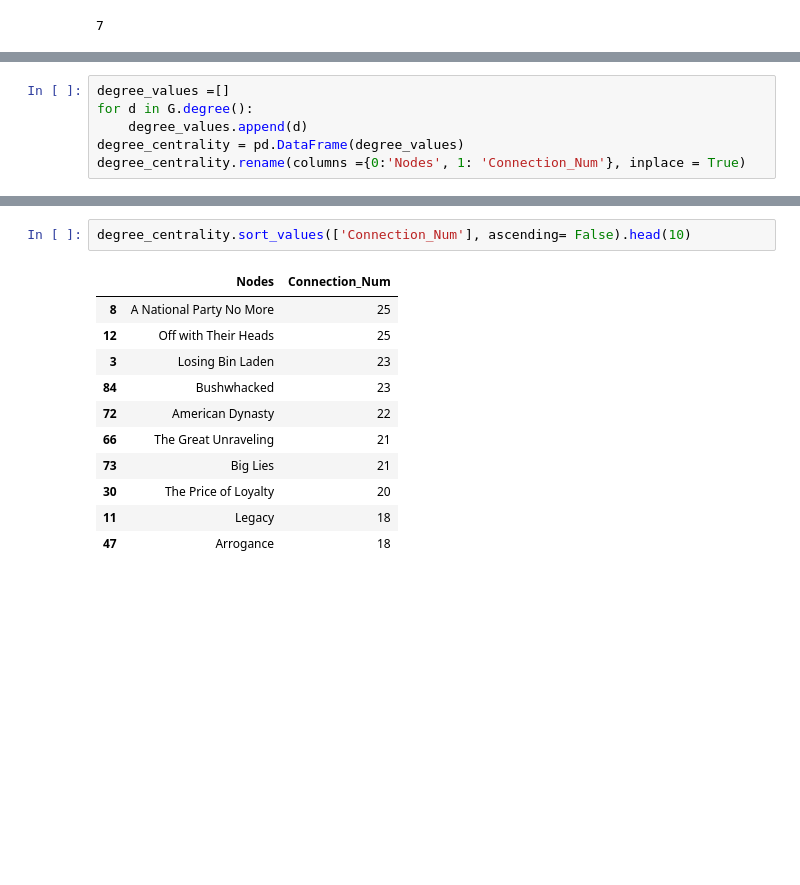
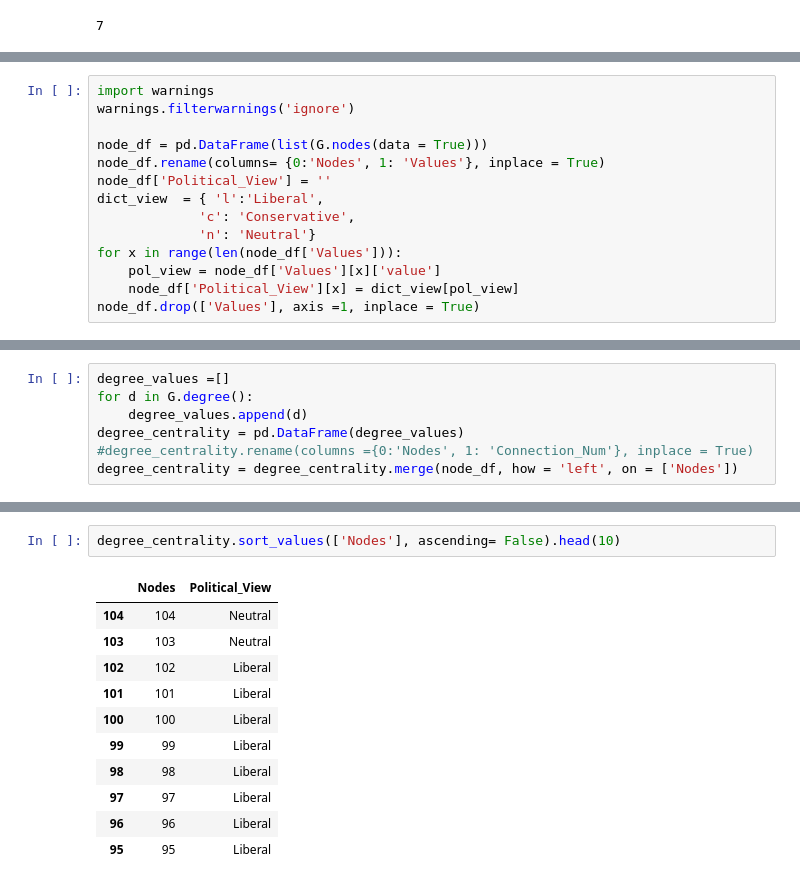
Before and after one commit to silverrainb/web-analytics, a Jupyter notebook: project1/degree_eigenvector_centrality.ipynb, the cells around one changed output, grey strips where cells are left out. Saved outputs shown, nothing was run; the diff lists cells and outputs as text; blank space fills up the shorter version.

```diff
--- a/project1/degree_eigenvector_centrality.ipynb
+++ b/project1/degree_eigenvector_centrality.ipynb
@@ -52,0 +61,14 @@ nx.diameter(G)
+# %%
+import warnings
+warnings.filterwarnings('ignore')
+
+node_df = pd.DataFrame(list(G.nodes(data = True)))
+node_df.rename(columns= {0:'Nodes', 1: 'Values'}, inplace = True)
+node_df['Political_View'] = ''
+dict_view  = { 'l':'Liberal',
+             'c': 'Conservative',
+             'n': 'Neutral'}
+for x in range(len(node_df['Values'])):
+    pol_view = node_df['Values'][x]['value']
+    node_df['Political_View'][x] = dict_view[pol_view]
+node_df.drop(['Values'], axis =1, inplace = True)
@@ -55,4 +92,5 @@ degree_values =[]
 for d in G.degree():
     degree_values.append(d)
 degree_centrality = pd.DataFrame(degree_values)
-degree_centrality.rename(columns ={0:'Nodes', 1: 'Connection_Num'}, inplace = True)
+#degree_centrality.rename(columns ={0:'Nodes', 1: 'Connection_Num'}, inplace = True)
+degree_centrality = degree_centrality.merge(node_df, how = 'left', on = ['Nodes'])
@@ -59,14 +111,14 @@ degree_centrality.rename(columns ={0:'Nodes', 1: 'Connection_Num'}, inplace = Tr
 # %%
-degree_centrality.sort_values(['Connection_Num'], ascending= False).head(10)
+degree_centrality.sort_values(['Nodes'], ascending= False).head(10)
 # %% [output]
-|  | Nodes | Connection_Num |
-| 8 | A National Party No More | 25 |
-| 12 | Off with Their Heads | 25 |
-| 3 | Losing Bin Laden | 23 |
-| 84 | Bushwhacked | 23 |
-| 72 | American Dynasty | 22 |
-| 66 | The Great Unraveling | 21 |
-| 73 | Big Lies | 21 |
-| 30 | The Price of Loyalty | 20 |
-| 11 | Legacy | 18 |
-| 47 | Arrogance | 18 |
+|  | Nodes | Political_View |
+| 104 | 104 | Neutral |
+| 103 | 103 | Neutral |
+| 102 | 102 | Liberal |
+| 101 | 101 | Liberal |
+| 100 | 100 | Liberal |
+| 99 | 99 | Liberal |
+| 98 | 98 | Liberal |
+| 97 | 97 | Liberal |
+| 96 | 96 | Liberal |
+| 95 | 95 | Liberal |
```
Also changed, not shown: parts of 22 cells of this notebook, 11 other files.
